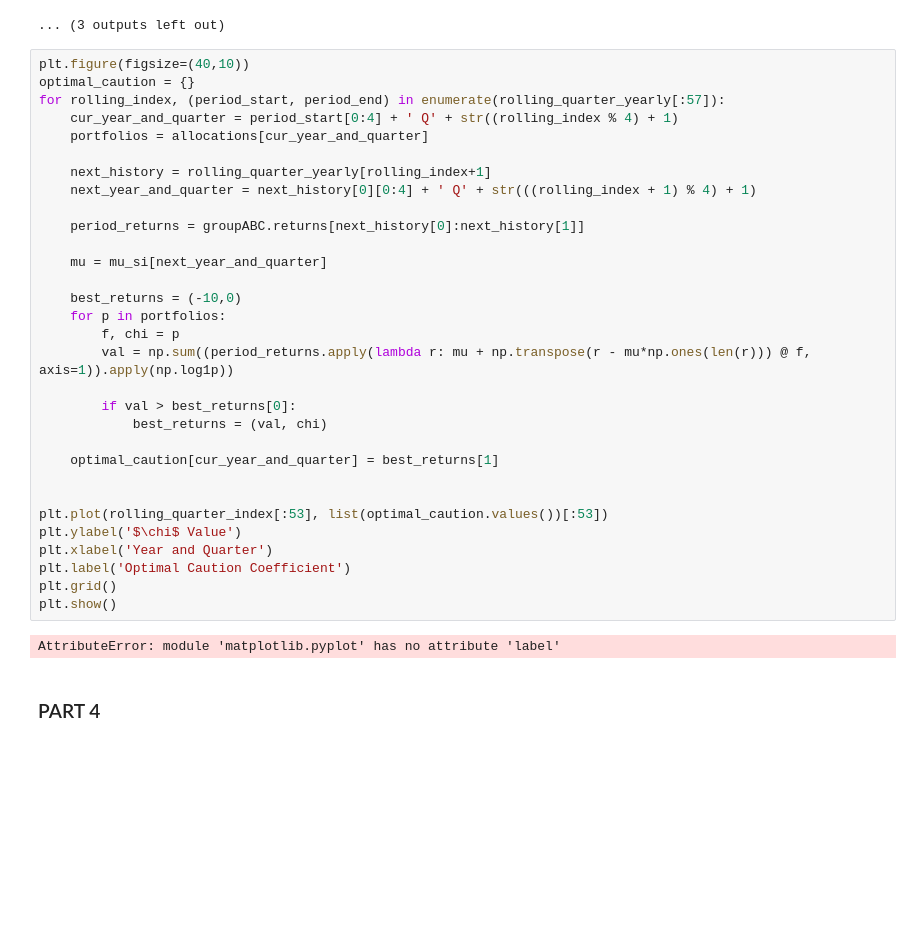
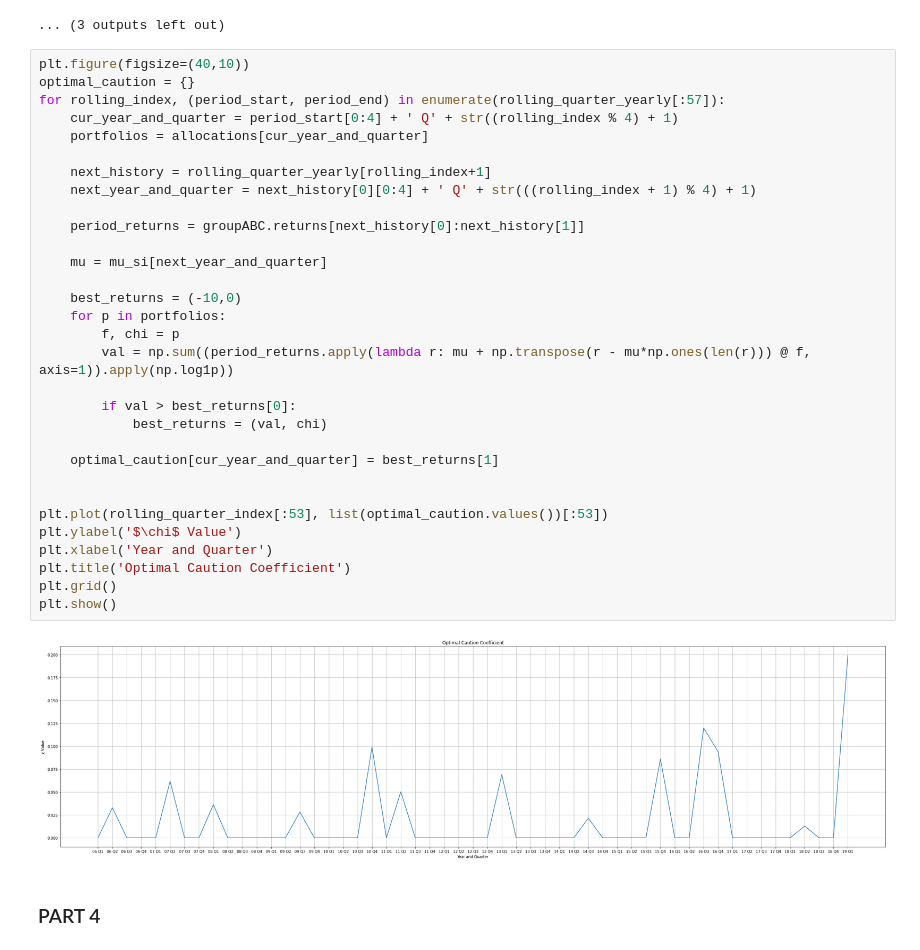
Before and after one commit to kwch3693/AMSC-Project-2, a Jupyter notebook: Project.ipynb, the cells around one changed output. Saved outputs shown, nothing was run; the diff lists cells and outputs as text; blank space fills up the shorter version.

```diff
--- a/Project.ipynb
+++ b/Project.ipynb
@@ -657,35 +657,35 @@ for rolling_index, (period_start, period_end) in enumerate(rolling_quarter_yearl
 plt.figure(figsize=(40,10))
 optimal_caution = {}
 for rolling_index, (period_start, period_end) in enumerate(rolling_quarter_yearly[:57]):
     cur_year_and_quarter = period_start[0:4] + ' Q' + str((rolling_index % 4) + 1)
     portfolios = allocations[cur_year_and_quarter]
 
     next_history = rolling_quarter_yearly[rolling_index+1]
     next_year_and_quarter = next_history[0][0:4] + ' Q' + str(((rolling_index + 1) % 4) + 1)
 
     period_returns = groupABC.returns[next_history[0]:next_history[1]]
 
     mu = mu_si[next_year_and_quarter]
 
     best_returns = (-10,0)
     for p in portfolios:
         f, chi = p
         val = np.sum((period_returns.apply(lambda r: mu + np.transpose(r - mu*np.ones(len(r))) @ f, axis=1)).apply(np.log1p))
 
         if val > best_returns[0]:
             best_returns = (val, chi)
 
     optimal_caution[cur_year_and_quarter] = best_returns[1]
 
 
 plt.plot(rolling_quarter_index[:53], list(optimal_caution.values())[:53])
 plt.ylabel('$\chi$ Value')
 plt.xlabel('Year and Quarter')
-plt.label('Optimal Caution Coefficient')
+plt.title('Optimal Caution Coefficient')
 plt.grid()
 plt.show()
 # %% [output]
-AttributeError: module 'matplotlib.pyplot' has no attribute 'label'
+[figure, added]
 # %% [markdown]
 ### PART 4
 # %%
```
Also changed, not shown: parts of 1 cell of this notebook, 2 other files.
